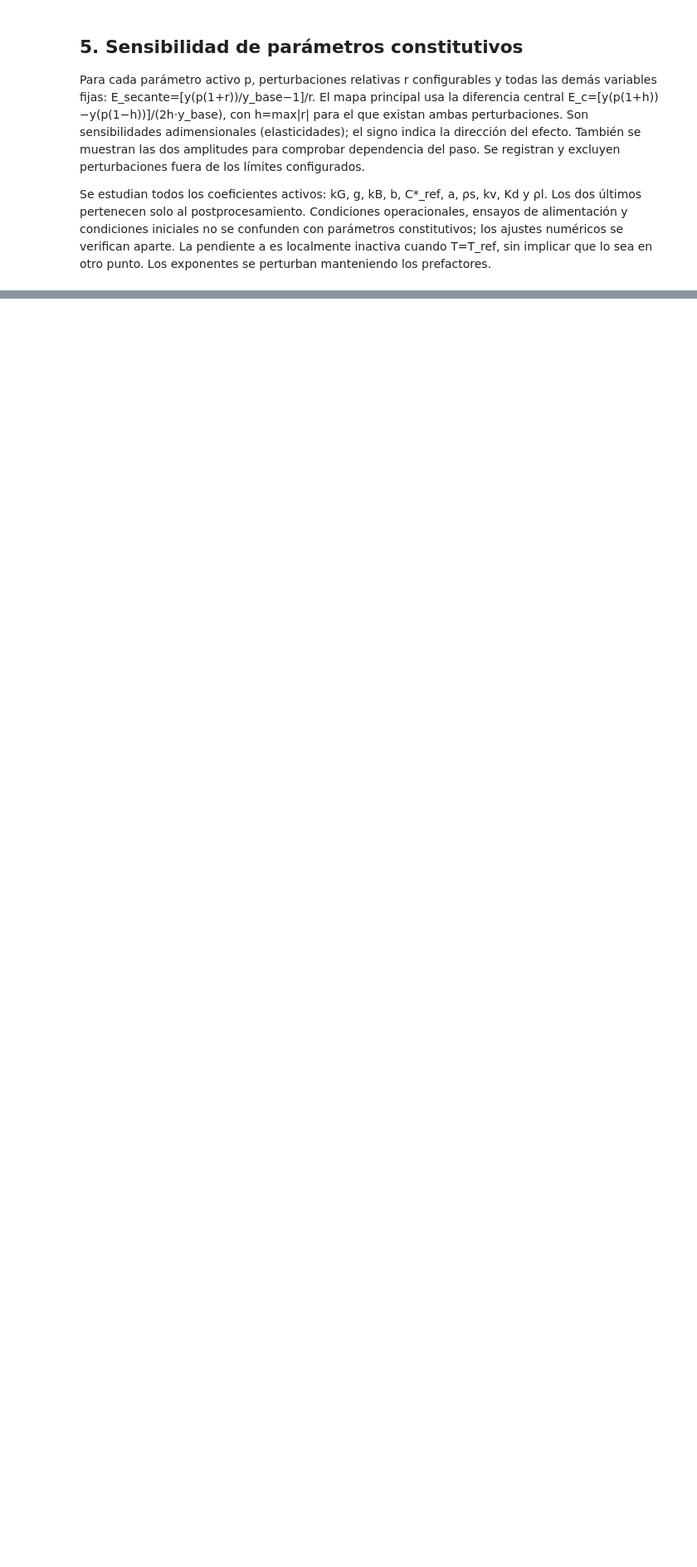
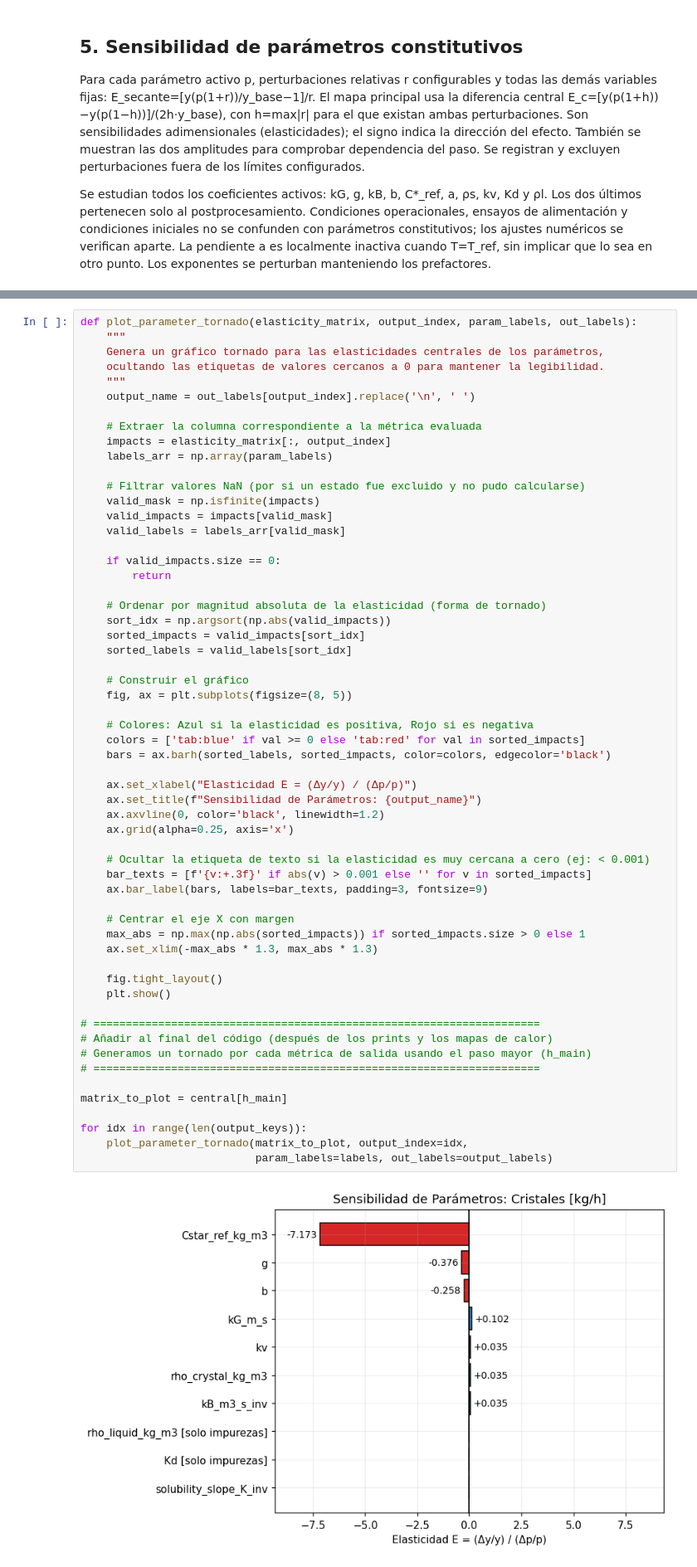
Before and after one commit to antomoyaa/CristalizadorPT, a Jupyter notebook: MSMPR_KNO3_DPBE_sensibilidad_Pareto.ipynb, the cells around one changed output, grey strips where cells are left out. Shown at 83% size. Saved outputs shown, nothing was run; the diff lists cells and outputs as text; blank space fills up the shorter version.

```diff
--- a/MSMPR_KNO3_DPBE_sensibilidad_Pareto.ipynb
+++ b/MSMPR_KNO3_DPBE_sensibilidad_Pareto.ipynb
@@ -769,0 +843,60 @@ Perturbaciones excluidas: 0
+# %%
+def plot_parameter_tornado(elasticity_matrix, output_index, param_labels, out_labels):
+    """
+    Genera un gráfico tornado para las elasticidades centrales de los parámetros,
+    ocultando las etiquetas de valores cercanos a 0 para mantener la legibilidad.
+    """
+    output_name = out_labels[output_index].replace('\n', ' ')
+
+    # Extraer la columna correspondiente a la métrica evaluada
+    impacts = elasticity_matrix[:, output_index]
+    labels_arr = np.array(param_labels)
+
+    # Filtrar valores NaN (por si un estado fue excluido y no pudo calcularse)
+    valid_mask = np.isfinite(impacts)
+    valid_impacts = impacts[valid_mask]
+    valid_labels = labels_arr[valid_mask]
+
+    if valid_impacts.size == 0:
+        return
+
+    # Ordenar por magnitud absoluta de la elasticidad (forma de tornado)
+    sort_idx = np.argsort(np.abs(valid_impacts))
+    sorted_impacts = valid_impacts[sort_idx]
+    sorted_labels = valid_labels[sort_idx]
+
+    # Construir el gráfico
+    fig, ax = plt.subplots(figsize=(8, 5))
+
+    # Colores: Azul si la elasticidad es positiva, Rojo si es negativa
+    colors = ['tab:blue' if val >= 0 else 'tab:red' for val in sorted_impacts]
+    bars = ax.barh(sorted_labels, sorted_impacts, color=colors, edgecolor='black')
+
+    ax.set_xlabel("Elasticidad E = (Δy/y) / (Δp/p)")
+    ax.set_title(f"Sensibilidad de Parámetros: {output_name}")
+    ax.axvline(0, color='black', linewidth=1.2)
+    ax.grid(alpha=0.25, axis='x')
+
+    # Ocultar la etiqueta de texto si la elasticidad es muy cercana a cero (ej: < 0.001)
+    bar_texts = [f'{v:+.3f}' if abs(v) > 0.001 else '' for v in sorted_impacts]
+    ax.bar_label(bars, labels=bar_texts, padding=3, fontsize=9)
+
+    # Centrar el eje X con margen
+    max_abs = np.max(np.abs(sorted_impacts)) if sorted_impacts.size > 0 else 1
+    ax.set_xlim(-max_abs * 1.3, max_abs * 1.3)
+
+    fig.tight_layout()
+    plt.show()
+
+# =====================================================================
+# Añadir al final del código (después de los prints y los mapas de calor)
+# Generamos un tornado por cada métrica de salida usando el paso mayor (h_main)
+# =====================================================================
+
+matrix_to_plot = central[h_main]
+
+for idx in range(len(output_keys)):
+    plot_parameter_tornado(matrix_to_plot, output_index=idx,
+                           param_labels=labels, out_labels=output_labels)
+# %% [output]
+[figure, added]
```
Also changed, not shown: parts of 7 cells of this notebook.
